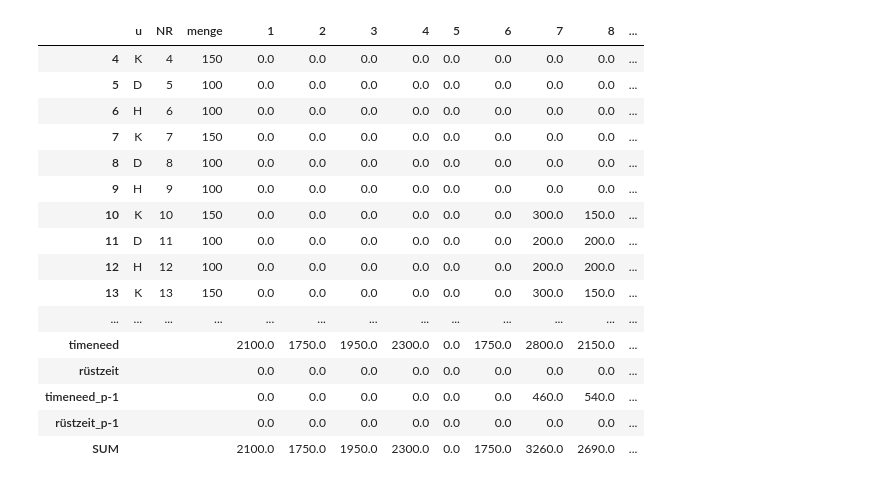
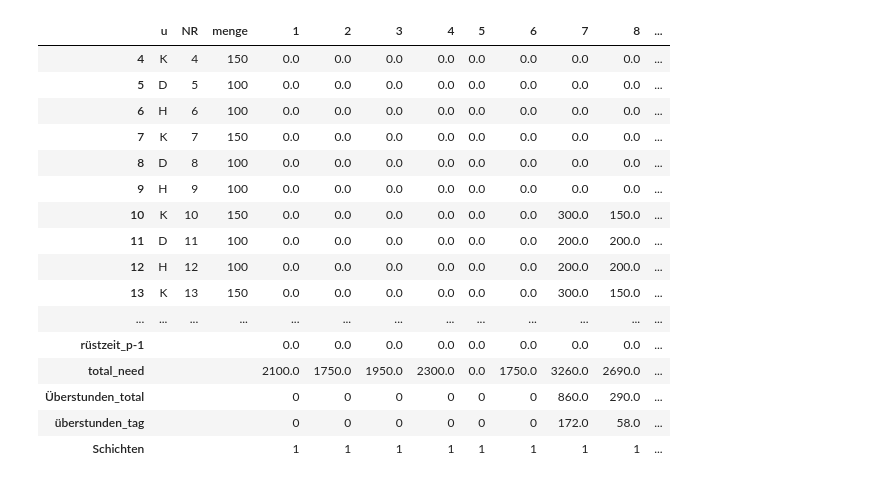
Before and after one commit to kiya1013/APuPDaten, a Jupyter notebook: Planspiel/production_plan.ipynb, the cells around one changed output. Saved outputs shown, nothing was run; the diff lists cells and outputs as text; code cells hidden in the pictures.

```diff
--- a/Planspiel/production_plan.ipynb
+++ b/Planspiel/production_plan.ipynb
@@ -14,9 +14,9 @@ plan=pd.DataFrame(plan,columns=['Pr',1,  2,  3,  4  ])
 plan.index=plan['Pr']
 plan.drop(columns=['Pr'],inplace=True)
 
-Periode=1 #--------------------------------------------------
+periode=1 #--------------------------------------------------
 # %%
-tree = ET.parse('XMLs\\periode_01.xml')#-----------------------------------------------
+tree = ET.parse(f'XMLs\\periode_{periode}.xml')#-----------------------------------------------
 root = tree.getroot()
 
 waitinglist=list(np.zeros(15))
@@ -54,10 +54,10 @@ combis=[
 ]
 def f(x):
     plan_dict={
-        'K': plan[Periode][0],
-        'D': plan[Periode][1],
-        'H': plan[Periode][2],
-        'KDH': plan[Periode][0]+plan[Periode][1]+plan[Periode][2]
+        'K': plan[periode][0],
+        'D': plan[periode][1],
+        'H': plan[periode][2],
+        'KDH': plan[periode][0]+plan[periode][1]+plan[periode][2]
     }
     return plan_dict[x]
 
@@ -96,25 +96,39 @@ timeneeddf.columns=main_df.columns
 bottom=pd.DataFrame([calc_l,rüstzeit,timeneeddf.to_numpy()[0],rüstzeit_p],columns=main_df.columns)
 
 bottom=bottom.append(bottom.sum().to_frame().T)
-bottom.index=['timeneed','rüstzeit','timeneed_p-1','rüstzeit_p-1','SUM']
-
-
-main_df.append(bottom)
+bottom.index=['timeneed','rüstzeit','timeneed_p-1','rüstzeit_p-1','total_need']
+bottom=bottom.T
-# %% [output]
-|  | u | NR | menge | 1 | 2 | 3 | 4 | 5 | 6 | 7 | 8 | ... |
-| 4 | K | 4 | 150 | 0.0 | 0.0 | 0.0 | 0.0 | 0.0 | 0.0 | 0.0 | 0.0 | ... |
-| 5 | D | 5 | 100 | 0.0 | 0.0 | 0.0 | 0.0 | 0.0 | 0.0 | 0.0 | 0.0 | ... |
-| 6 | H | 6 | 100 | 0.0 | 0.0 | 0.0 | 0.0 | 0.0 | 0.0 | 0.0 | 0.0 | ... |
-| 7 | K | 7 | 150 | 0.0 | 0.0 | 0.0 | 0.0 | 0.0 | 0.0 | 0.0 | 0.0 | ... |
-| 8 | D | 8 | 100 | 0.0 | 0.0 | 0.0 | 0.0 | 0.0 | 0.0 | 0.0 | 0.0 | ... |
-| 9 | H | 9 | 100 | 0.0 | 0.0 | 0.0 | 0.0 | 0.0 | 0.0 | 0.0 | 0.0 | ... |
-| 10 | K | 10 | 150 | 0.0 | 0.0 | 0.0 | 0.0 | 0.0 | 0.0 | 300.0 | 150.0 | ... |
-| 11 | D | 11 | 100 | 0.0 | 0.0 | 0.0 | 0.0 | 0.0 | 0.0 | 200.0 | 200.0 | ... |
-| 12 | H | 12 | 100 | 0.0 | 0.0 | 0.0 | 0.0 | 0.0 | 0.0 | 200.0 | 200.0 | ... |
-| 13 | K | 13 | 150 | 0.0 | 0.0 | 0.0 | 0.0 | 0.0 | 0.0 | 300.0 | 150.0 | ... |
-| ... | ... | ... | ... | ... | ... | ... | ... | ... | ... | ... | ... | ... |
-| timeneed |  |  |  | 2100.0 | 1750.0 | 1950.0 | 2300.0 | 0.0 | 1750.0 | 2800.0 | 2150.0 | ... |
-| rüstzeit |  |  |  | 0.0 | 0.0 | 0.0 | 0.0 | 0.0 | 0.0 | 0.0 | 0.0 | ... |
-| timeneed_p-1 |  |  |  | 0.0 | 0.0 | 0.0 | 0.0 | 0.0 | 0.0 | 460.0 | 540.0 | ... |
-| rüstzeit_p-1 |  |  |  | 0.0 | 0.0 | 0.0 | 0.0 | 0.0 | 0.0 | 0.0 | 0.0 | ... |
-| SUM |  |  |  | 2100.0 | 1750.0 | 1950.0 | 2300.0 | 0.0 | 1750.0 | 3260.0 | 2690.0 | ... |
+# %%
+def ueberstunden(x):
+    if type(x)==str:
+        return '','',''
+    if x < 2400:
+        return 0,0,1
+    if x > 3500:
+        return 0,(x-2400/10),2 if x < 4800 else x-4800,(x-2400/10),2
+    if x > 2400:
+        return x-2400,(x-2400)/5,1
+
+bottom['Überstunden_total'],bottom['überstunden_tag'],bottom['Schichten']=zip( *bottom['total_need'].apply(ueberstunden) )
+
+production_df=pd.concat([main_df,bottom.T])
+production_df.to_csv(f'Production\\prod_{periode}.csv')
+production_df
+# %% [output]
+|  | u | NR | menge | 1 | 2 | 3 | 4 | 5 | 6 | 7 | 8 | ... |
+| 4 | K | 4 | 150 | 0.0 | 0.0 | 0.0 | 0.0 | 0.0 | 0.0 | 0.0 | 0.0 | ... |
+| 5 | D | 5 | 100 | 0.0 | 0.0 | 0.0 | 0.0 | 0.0 | 0.0 | 0.0 | 0.0 | ... |
+| 6 | H | 6 | 100 | 0.0 | 0.0 | 0.0 | 0.0 | 0.0 | 0.0 | 0.0 | 0.0 | ... |
+| 7 | K | 7 | 150 | 0.0 | 0.0 | 0.0 | 0.0 | 0.0 | 0.0 | 0.0 | 0.0 | ... |
+| 8 | D | 8 | 100 | 0.0 | 0.0 | 0.0 | 0.0 | 0.0 | 0.0 | 0.0 | 0.0 | ... |
+| 9 | H | 9 | 100 | 0.0 | 0.0 | 0.0 | 0.0 | 0.0 | 0.0 | 0.0 | 0.0 | ... |
+| 10 | K | 10 | 150 | 0.0 | 0.0 | 0.0 | 0.0 | 0.0 | 0.0 | 300.0 | 150.0 | ... |
+| 11 | D | 11 | 100 | 0.0 | 0.0 | 0.0 | 0.0 | 0.0 | 0.0 | 200.0 | 200.0 | ... |
+| 12 | H | 12 | 100 | 0.0 | 0.0 | 0.0 | 0.0 | 0.0 | 0.0 | 200.0 | 200.0 | ... |
+| 13 | K | 13 | 150 | 0.0 | 0.0 | 0.0 | 0.0 | 0.0 | 0.0 | 300.0 | 150.0 | ... |
+| ... | ... | ... | ... | ... | ... | ... | ... | ... | ... | ... | ... | ... |
+| rüstzeit_p-1 |  |  |  | 0.0 | 0.0 | 0.0 | 0.0 | 0.0 | 0.0 | 0.0 | 0.0 | ... |
+| total_need |  |  |  | 2100.0 | 1750.0 | 1950.0 | 2300.0 | 0.0 | 1750.0 | 3260.0 | 2690.0 | ... |
+| Überstunden_total |  |  |  | 0 | 0 | 0 | 0 | 0 | 0 | 860.0 | 290.0 | ... |
+| überstunden_tag |  |  |  | 0 | 0 | 0 | 0 | 0 | 0 | 172.0 | 58.0 | ... |
+| Schichten |  |  |  | 1 | 1 | 1 | 1 | 1 | 1 | 1 | 1 | ... |
```
Also changed, not shown: 4 other files.
